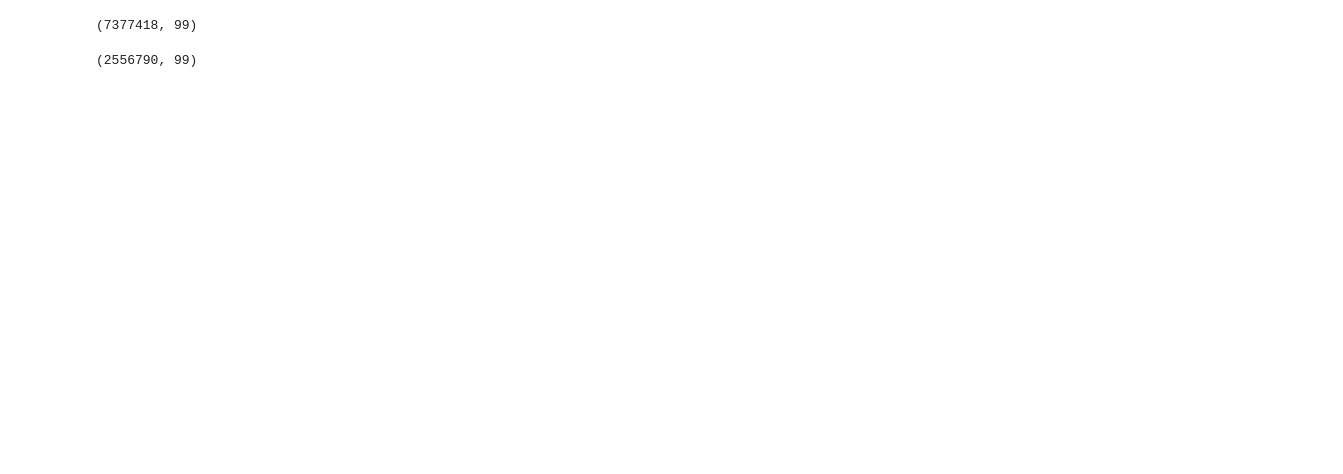
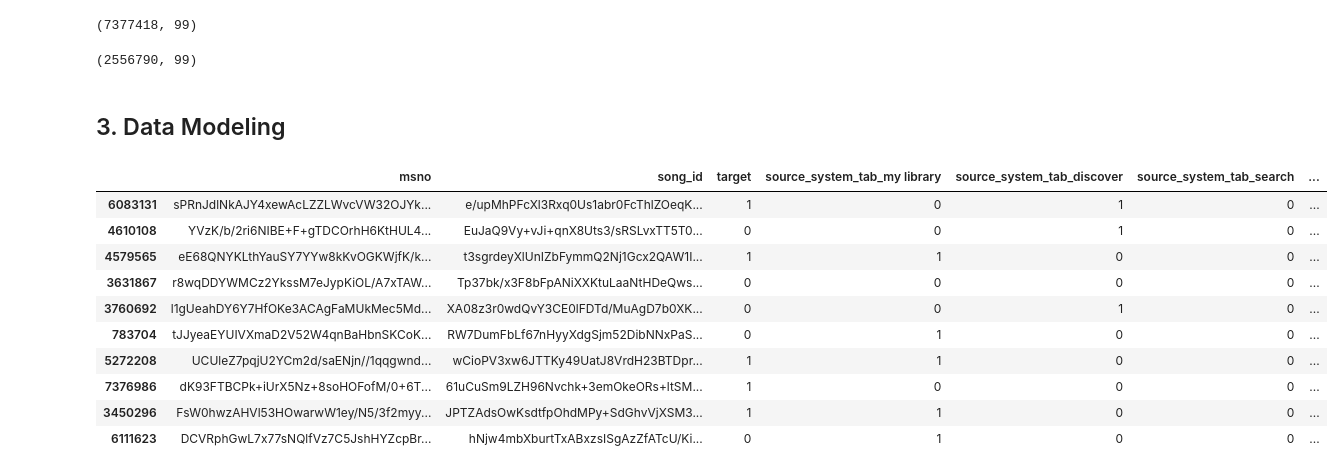
Before and after one commit to dhsong95/kaggle-kkbox-music-recommendation-challenge, a Jupyter notebook: model/Model-V3-NMF-AUC-Model.ipynb, the cells around one changed output. Drawn from its saved outputs; the diff is of its cells as text; code cells hidden in the pictures; blank space fills up the shorter version.

```diff
--- a/model/Model-V3-NMF-AUC-Model.ipynb
+++ b/model/Model-V3-NMF-AUC-Model.ipynb
@@ -751,3 +755,22 @@ test_final.shape
 # %%
 train_final.to_csv('../data/processed/train-model-v3.csv', index=False)
 test_final.to_csv('../data/processed/test-model-v3.csv', index=False)
+# %% [markdown]
+## 3. Data Modeling <a id="3"></a>
+# %%
+train = pd.read_csv('../data/processed/train-model-v3.csv')
+test = pd.read_csv('../data/processed/test-model-v3.csv')
+# %%
+train.sample(10)
+# %% [output]
+|  | msno | song_id | target | source_system_tab_my library | source_system_tab_discover | source_system_tab_search | ... |
+| 6083131 | sPRnJdlNkAJY4xewAcLZZLWvcVW32OJYk... | e/upMhPFcXl3Rxq0Us1abr0FcThlZOeqK... | 1 | 0 | 1 | 0 | ... |
+| 4610108 | YVzK/b/2ri6NIBE+F+gTDCOrhH6KtHUL4... | EuJaQ9Vy+vJi+qnX8Uts3/sRSLvxTT5T0... | 0 | 0 | 1 | 0 | ... |
+| 4579565 | eE68QNYKLthYauSY7YYw8kKvOGKWjfK/k... | t3sgrdeyXlUnIZbFymmQ2Nj1Gcx2QAW1I... | 1 | 1 | 0 | 0 | ... |
+| 3631867 | r8wqDDYWMCz2YkssM7eJypKiOL/A7xTAW... | Tp37bk/x3F8bFpANiXXKtuLaaNtHDeQws... | 0 | 0 | 0 | 0 | ... |
+| 3760692 | l1gUeahDY6Y7HfOKe3ACAgFaMUkMec5Md... | XA08z3r0wdQvY3CE0lFDTd/MuAgD7b0XK... | 0 | 0 | 1 | 0 | ... |
+| 783704 | tJJyeaEYUIVXmaD2V52W4qnBaHbnSKCoK... | RW7DumFbLf67nHyyXdgSjm52DibNNxPaS... | 0 | 1 | 0 | 0 | ... |
+| 5272208 | UCUleZ7pqjU2YCm2d/saENjn//1qqgwnd... | wCioPV3xw6JTTKy49UatJ8VrdH23BTDpr... | 1 | 1 | 0 | 0 | ... |
+| 7376986 | dK93FTBCPk+iUrX5Nz+8soHOFofM/0+6T... | 61uCuSm9LZH96Nvchk+3emOkeORs+ltSM... | 1 | 0 | 0 | 0 | ... |
+| 3450296 | FsW0hwzAHVl53HOwarwW1ey/N5/3f2myy... | JPTZAdsOwKsdtfpOhdMPy+SdGhvVjXSM3... | 1 | 1 | 0 | 0 | ... |
+| 6111623 | DCVRphGwL7x77sNQlfVz7C5JshHYZcpBr... | hNjw4mbXburtTxABxzsISgAzZfATcU/Ki... | 0 | 1 | 0 | 0 | ... |
```
Also changed, not shown: parts of 47 cells of this notebook, 1 other file.
